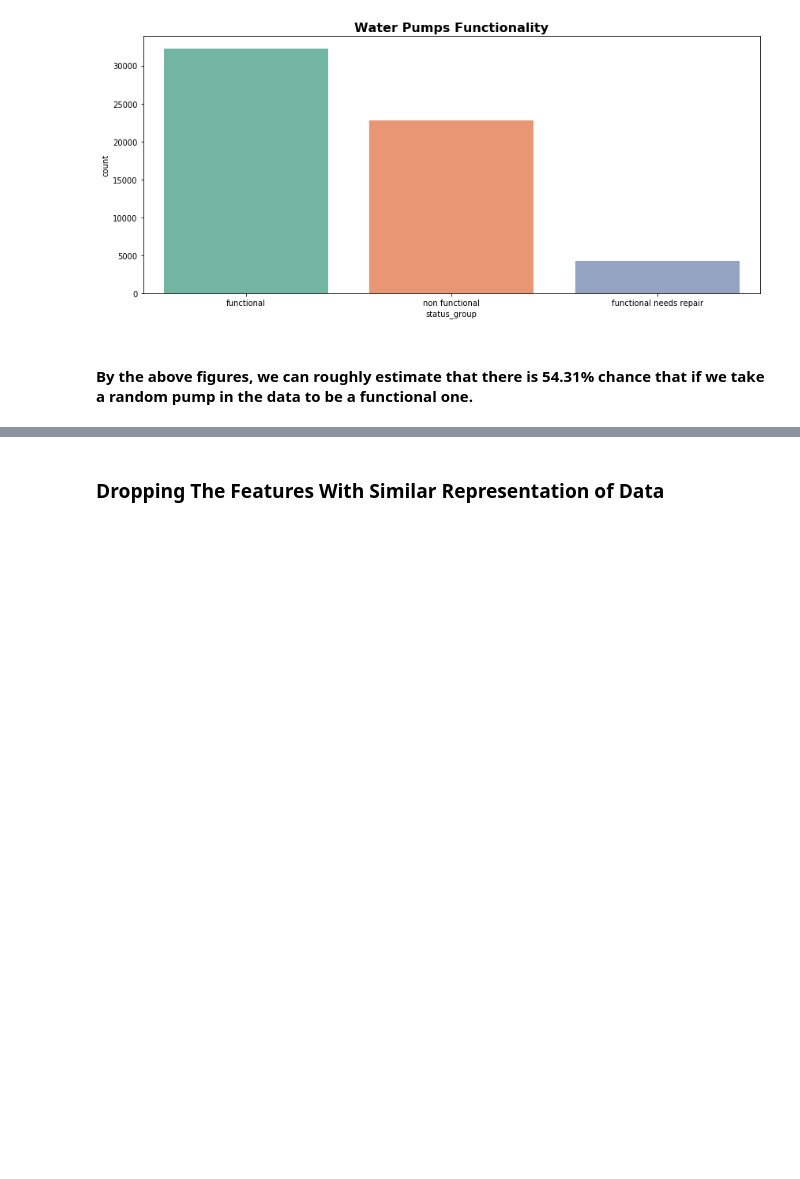
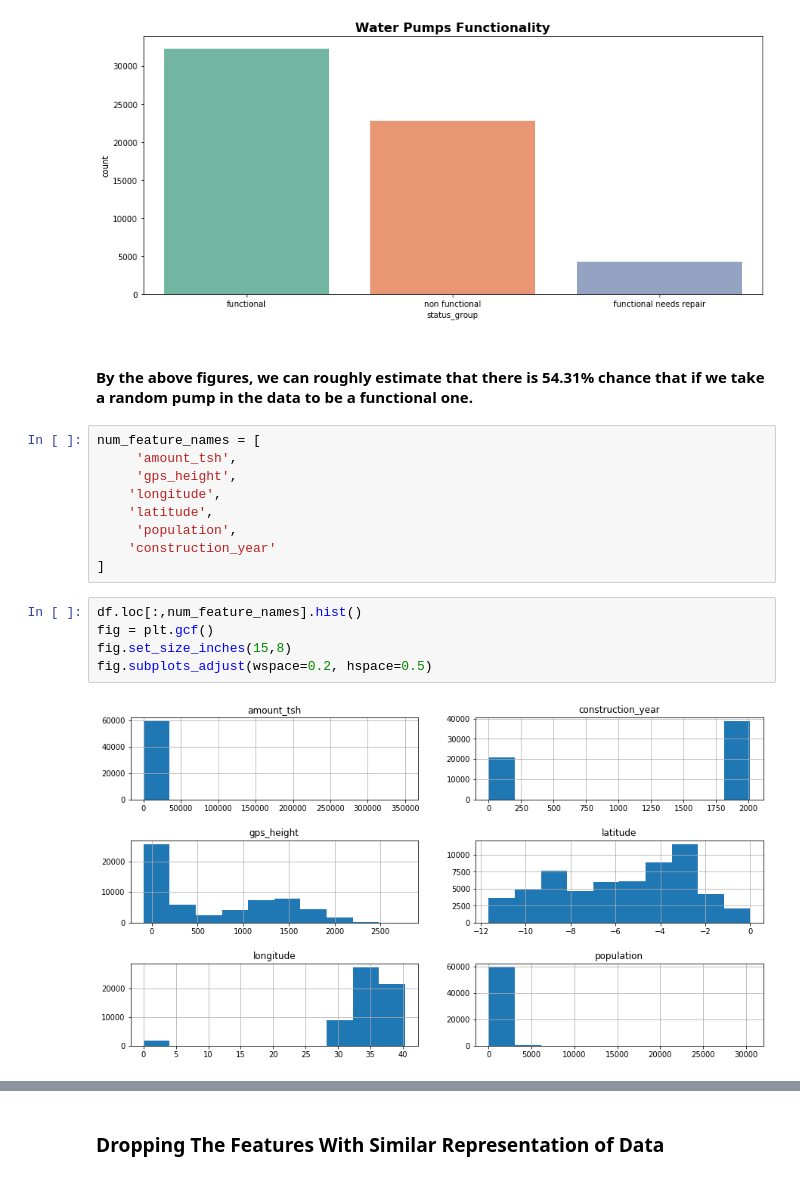
Before and after one commit to atalebizadeh/DS-Career-Track, a Jupyter notebook: Capstone Project 1/Water Pumps/Water Pumps - EDA - Cleaned.ipynb, the cells around one changed output, grey strips where cells are left out. Saved outputs shown, nothing was run; the diff lists cells and outputs as text; blank space fills up the shorter version.

```diff
--- a/Capstone Project 1/Water Pumps/Water Pumps - EDA - Cleaned.ipynb
+++ b/Capstone Project 1/Water Pumps/Water Pumps - EDA - Cleaned.ipynb
@@ -109,3 +116,19 @@ sns.countplot(x=df['status_group'], data=df, palette="Set2");
 [figure]
 # %% [markdown]
 #### By the above figures, we can roughly estimate that there is 54.31% chance that if we take a random pump in the data to be a functional one.
+# %%
+num_feature_names = [
+     'amount_tsh',
+     'gps_height',
+    'longitude',
+    'latitude',
+     'population',
+    'construction_year'
+]
+# %%
+df.loc[:,num_feature_names].hist()
+fig = plt.gcf()
+fig.set_size_inches(15,8)
+fig.subplots_adjust(wspace=0.2, hspace=0.5)
+# %% [output]
+[figure, added]
```
Also changed, not shown: parts of 27 cells of this notebook.
